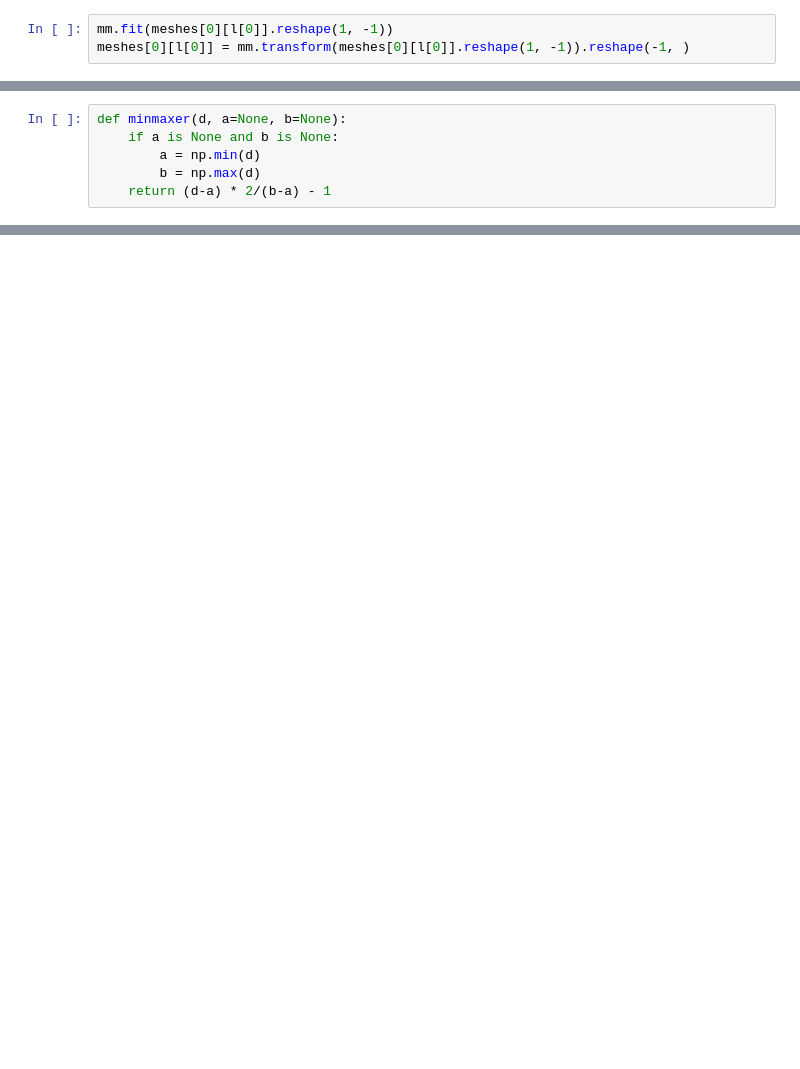
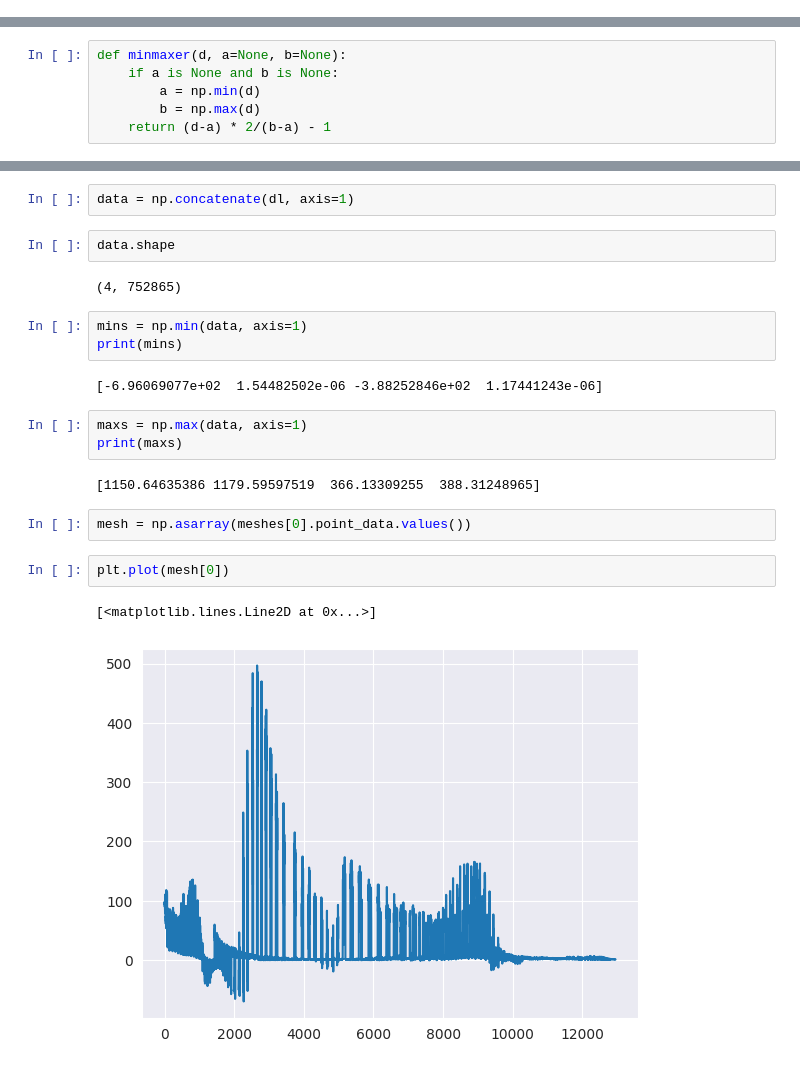
Before and after one commit to rhoP/MLgSA_GCNN, a Jupyter notebook: anal/New_data.ipynb, the cells around one changed output, grey strips where cells are left out. Saved outputs shown, nothing was run; the diff lists cells and outputs as text; blank space fills up the shorter version.

Commit message:
new data changes

```diff
--- a/anal/New_data.ipynb
+++ b/anal/New_data.ipynb
@@ -63,3 +31,0 @@ rs = RobustScaler()
-# %%
-mm.fit(meshes[0][l[0]].reshape(1, -1))
-meshes[0][l[0]] = mm.transform(meshes[0][l[0]].reshape(1, -1)).reshape(-1, )
@@ -225,0 +47,23 @@ NameError: name 'mesh' is not defined
+# %%
+data = np.concatenate(dl, axis=1)
+# %%
+data.shape
+# %% [output]
+(4, 752865)
+# %%
+mins = np.min(data, axis=1)
+print(mins)
+# %% [output]
+[-6.96069077e+02  1.54482502e-06 -3.88252846e+02  1.17441243e-06]
+# %%
+maxs = np.max(data, axis=1)
+print(maxs)
+# %% [output]
+[1150.64635386 1179.59597519  366.13309255  388.31248965]
+# %%
+mesh = np.asarray(meshes[0].point_data.values())
+# %%
+plt.plot(mesh[0])
+# %% [output]
+[<matplotlib.lines.Line2D at 0x...>]
+[figure, added]
```
Also changed, not shown: parts of 33 cells of this notebook.
